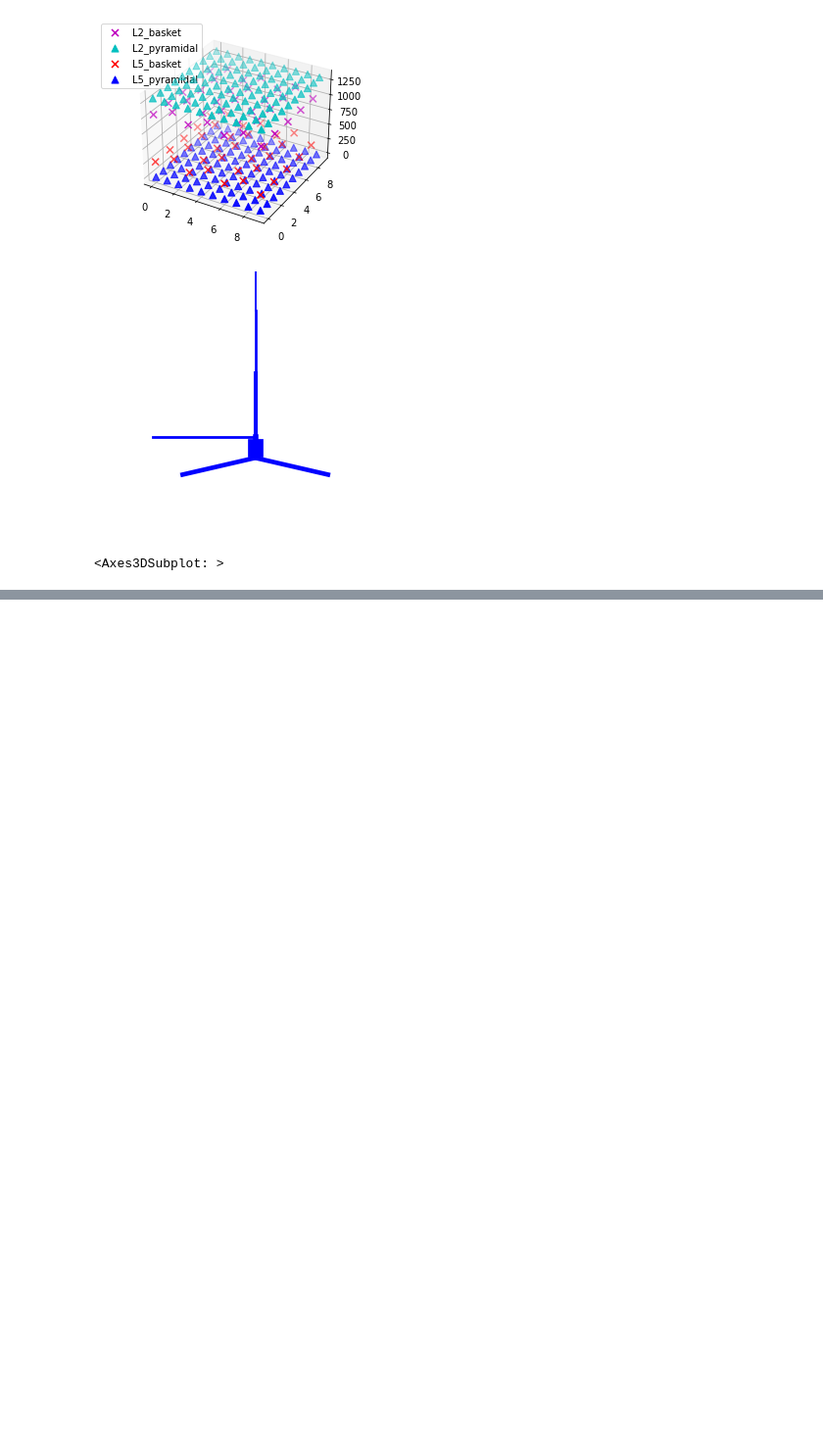
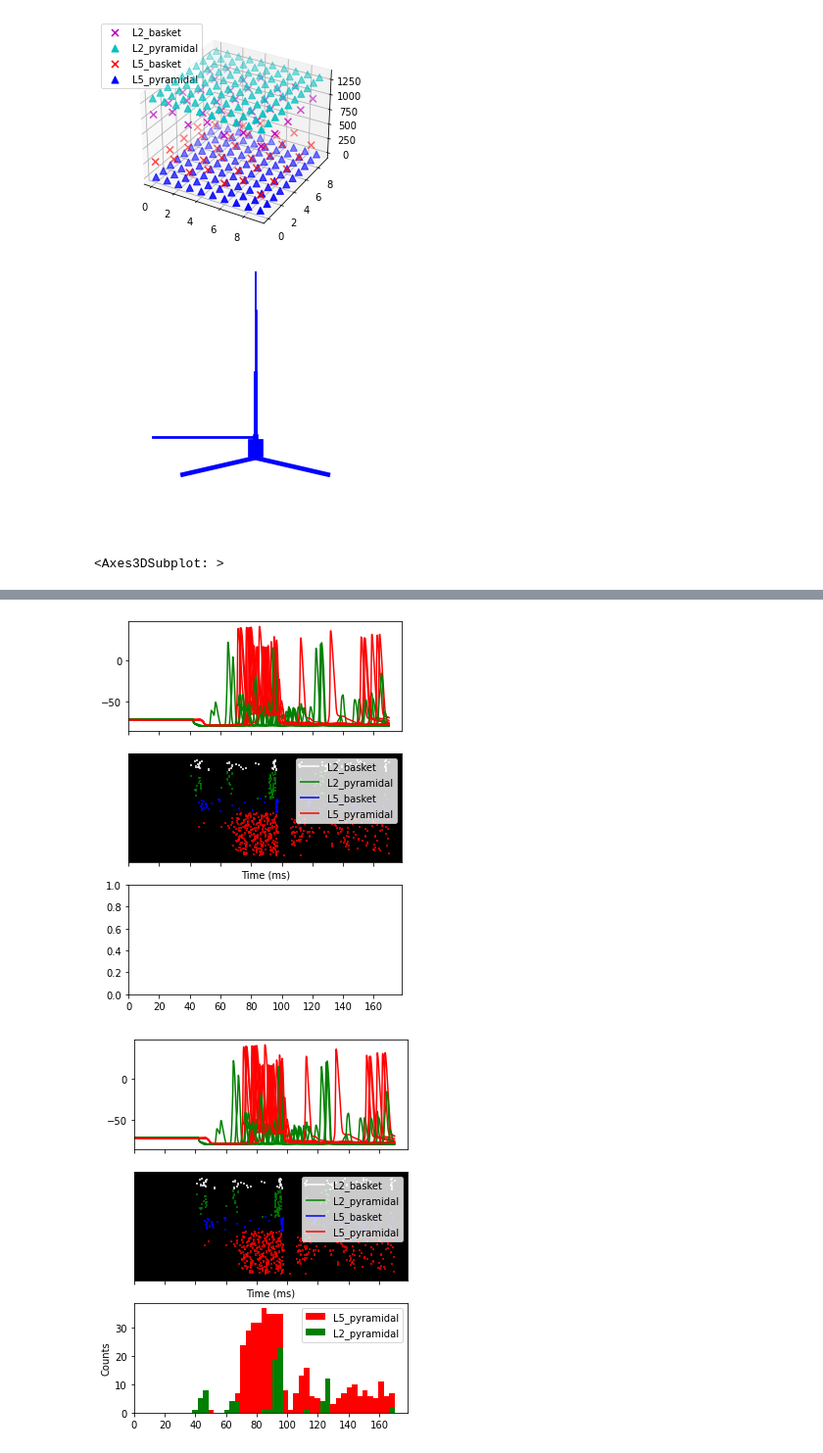
Before and after one commit to ekaplan7/V1_HNN_Modeling, a Jupyter notebook: V1_HNN.ipynb, the cells around one changed output, grey strips where cells are left out. Shown: that part at 98% size. Saved outputs shown, nothing was run; the diff lists cells and outputs as text; code cells hidden in the pictures; blank space fills up the shorter version.

```diff
--- a/V1_HNN.ipynb
+++ b/V1_HNN.ipynb
@@ -55,0 +101,4 @@ with JoblibBackend(n_jobs=2):
+# %%
+# Cell IDs (gids) uniquely define neurons in the network
+gid_ranges = net.gid_ranges
+print(net.gid_ranges)
@@ -56,3 +154,19 @@ with JoblibBackend(n_jobs=2):
+# %%
+#plot soma voltage along with spiking activity
+fig, axes = plt.subplots(3, 1, figsize=(5, 7), sharex=True)
+
+for idx in range(10):  # only 10 cells per cell-type
+    gid = gid_ranges['L2_pyramidal'][idx]
+    axes[0].plot(net.cell_response.times, vsec[gid]['soma'], color='g')
+    gid = gid_ranges['L5_pyramidal'][idx]
+    axes[0].plot(net.cell_response.times, vsec[gid]['soma'], color='r')
+net.cell_response.plot_spikes_raster(ax=axes[1])
+net.cell_response.plot_spikes_hist(ax=axes[2],
+                                   spike_types=['L5_pyramidal',
+                                                'L2_pyramidal'])
+# %% [output]
+[figure, added]
+[figure, added]
 # %%
 #smoothing and scaling
 window_len, scaling_factor = 30, 3000
```
Also changed, not shown: parts of 13 cells of this notebook, 2 other files.
